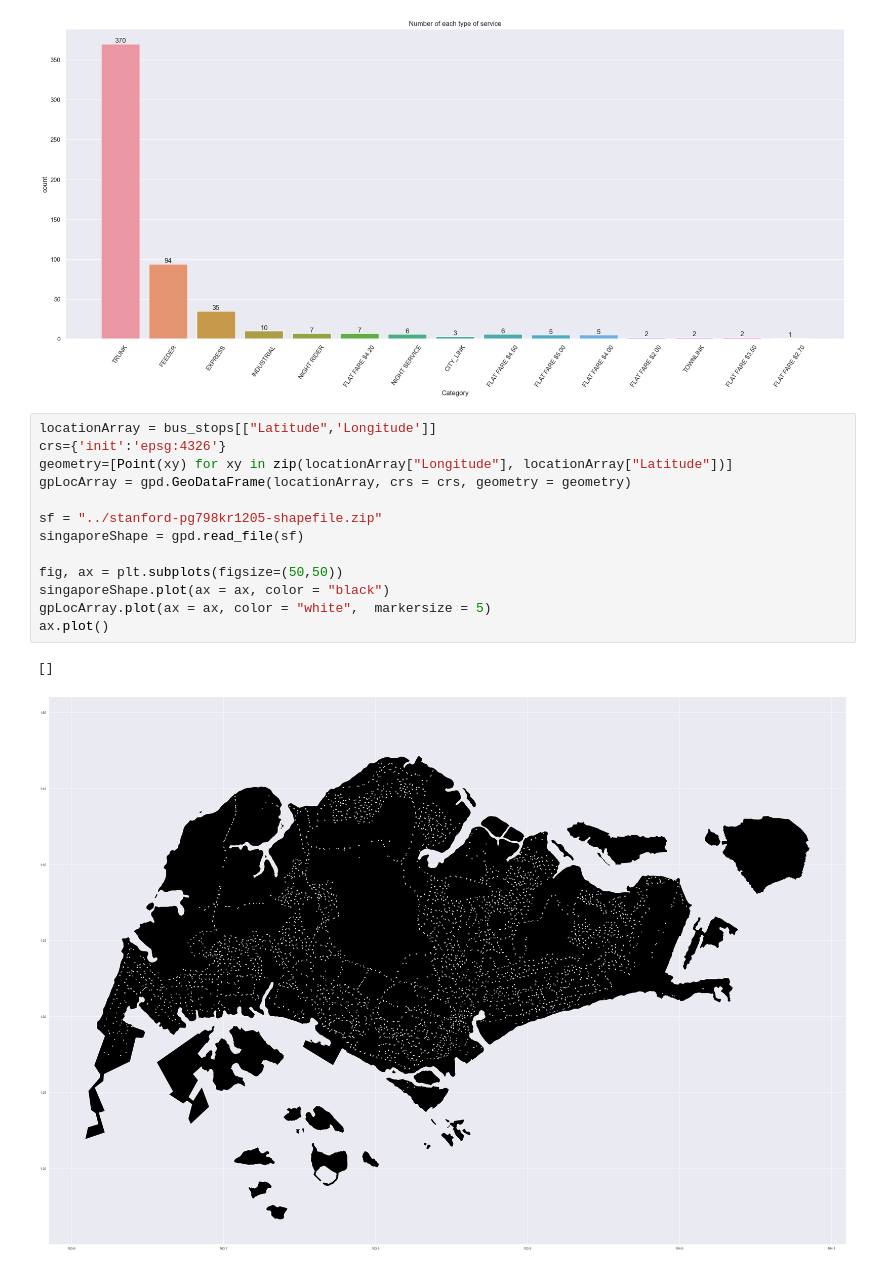
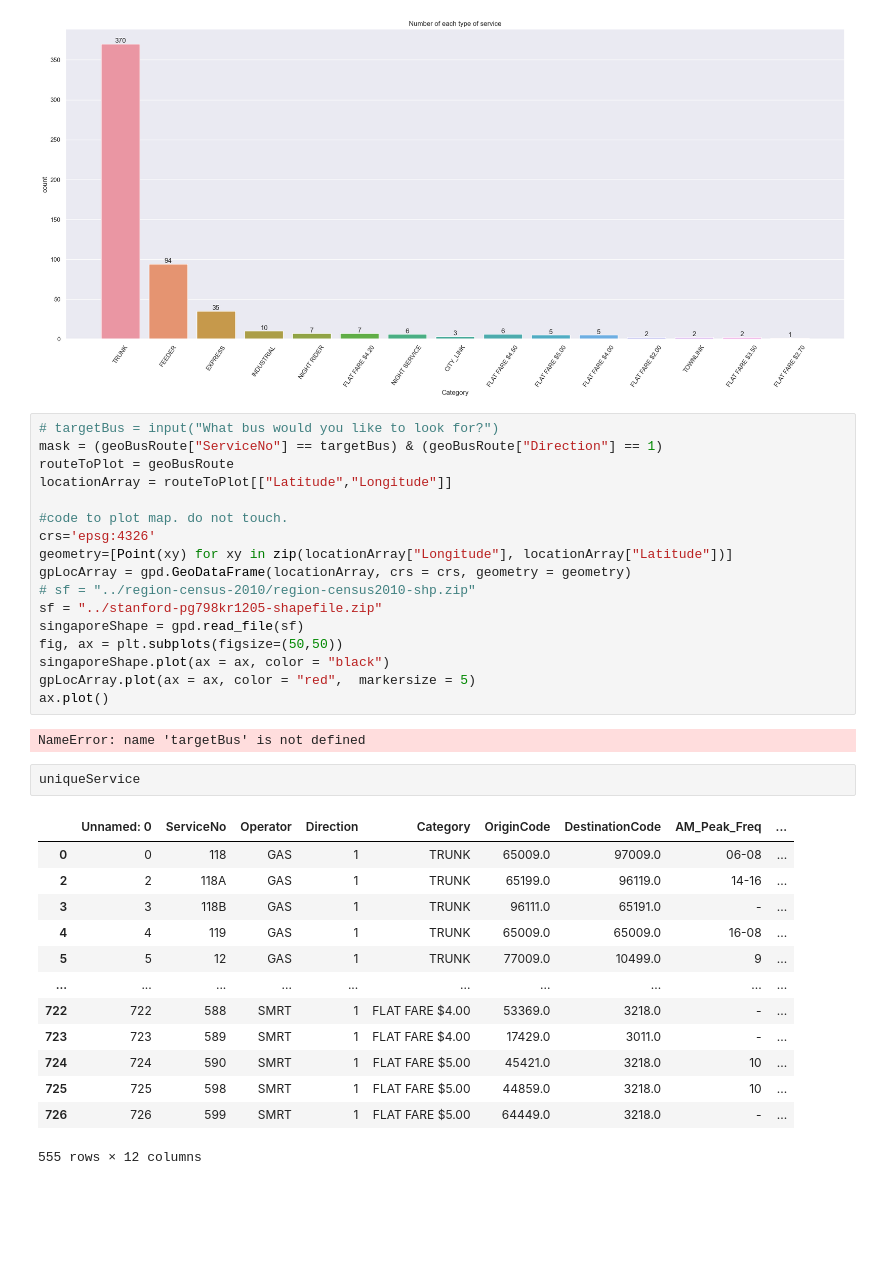
Before and after one commit to derpflections/DAVI_HousingVisualization, a Jupyter notebook: index.ipynb, the cells around one changed output. Drawn from its saved outputs; the diff is of its cells as text; blank space fills up the shorter version.

```diff
--- a/index.ipynb
+++ b/index.ipynb
@@ -57,18 +96,37 @@ ax.plot()
 []
 [figure]
 # %%
-locationArray = bus_stops[["Latitude",'Longitude']]
-crs={'init':'epsg:4326'}
+# targetBus = input("What bus would you like to look for?")
+mask = (geoBusRoute["ServiceNo"] == targetBus) & (geoBusRoute["Direction"] == 1)
+routeToPlot = geoBusRoute
+locationArray = routeToPlot[["Latitude","Longitude"]]
+
+#code to plot map. do not touch.
+crs='epsg:4326'
 geometry=[Point(xy) for xy in zip(locationArray["Longitude"], locationArray["Latitude"])]
 gpLocArray = gpd.GeoDataFrame(locationArray, crs = crs, geometry = geometry)
-
+# sf = "../region-census-2010/region-census2010-shp.zip"
 sf = "../stanford-pg798kr1205-shapefile.zip"
 singaporeShape = gpd.read_file(sf)
-
 fig, ax = plt.subplots(figsize=(50,50))
 singaporeShape.plot(ax = ax, color = "black")
-gpLocArray.plot(ax = ax, color = "white",  markersize = 5)
+gpLocArray.plot(ax = ax, color = "red",  markersize = 5)
 ax.plot()
 # %% [output]
-[]
+NameError: name 'targetBus' is not defined
-[figure, removed]
+# %%
+uniqueService
+# %% [output]
+|  | Unnamed: 0 | ServiceNo | Operator | Direction | Category | OriginCode | DestinationCode | AM_Peak_Freq | ... |
+| 0 | 0 | 118 | GAS | 1 | TRUNK | 65009.0 | 97009.0 | 06-08 | ... |
+| 2 | 2 | 118A | GAS | 1 | TRUNK | 65199.0 | 96119.0 | 14-16 | ... |
+| 3 | 3 | 118B | GAS | 1 | TRUNK | 96111.0 | 65191.0 | - | ... |
+| 4 | 4 | 119 | GAS | 1 | TRUNK | 65009.0 | 65009.0 | 16-08 | ... |
+| 5 | 5 | 12 | GAS | 1 | TRUNK | 77009.0 | 10499.0 | 9 | ... |
+| ... | ... | ... | ... | ... | ... | ... | ... | ... | ... |
+| 722 | 722 | 588 | SMRT | 1 | FLAT FARE $4.00 | 53369.0 | 3218.0 | - | ... |
+| 723 | 723 | 589 | SMRT | 1 | FLAT FARE $4.00 | 17429.0 | 3011.0 | - | ... |
+| 724 | 724 | 590 | SMRT | 1 | FLAT FARE $5.00 | 45421.0 | 3218.0 | 10 | ... |
+| 725 | 725 | 598 | SMRT | 1 | FLAT FARE $5.00 | 44859.0 | 3218.0 | 10 | ... |
+| 726 | 726 | 599 | SMRT | 1 | FLAT FARE $5.00 | 64449.0 | 3218.0 | - | ... |
+555 rows × 12 columns
```
Also changed, not shown: parts of 6 cells of this notebook, 6 other files.
